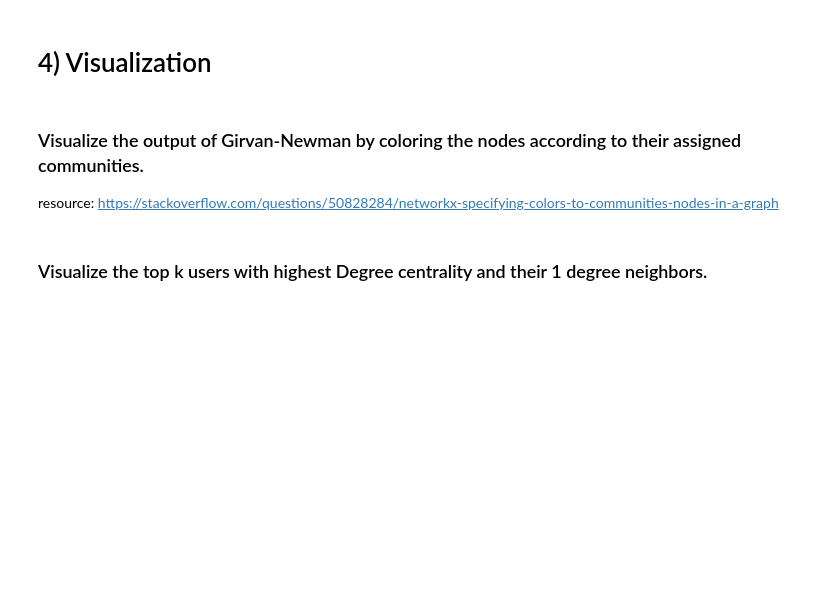
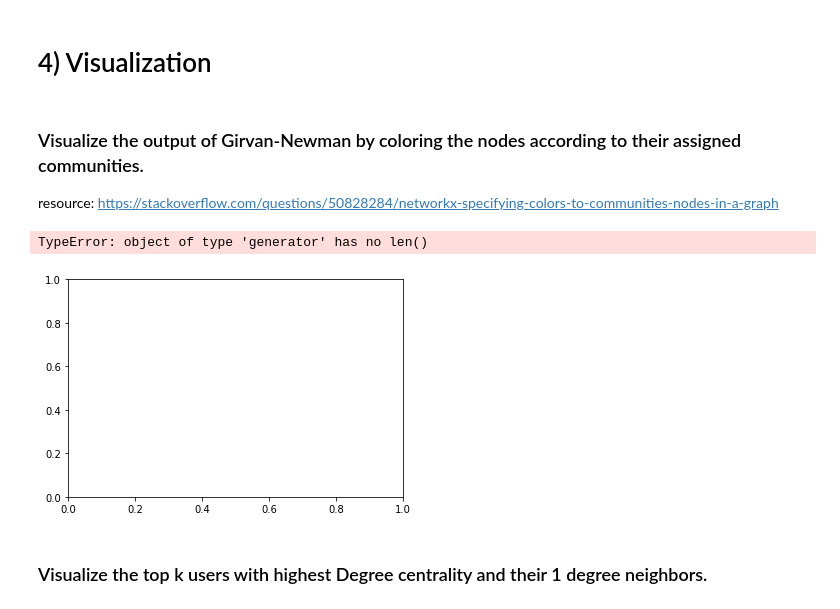
Before and after one commit to SocialMediaAnalytics2020/Project, a Jupyter notebook: Social Media Analytics Project.ipynb, the cells around one changed output. Drawn from its saved outputs; the diff is of its cells as text; code cells hidden in the pictures; blank space fills up the shorter version.

Commit message:
Begin Community Visualization

```diff
--- a/Social Media Analytics Project.ipynb
+++ b/Social Media Analytics Project.ipynb
@@ -625,6 +627,26 @@ Source code in python : https://igraph.org/python/doc/igraph-pysrc.html#Graph.co
 ### Visualize the output of Girvan-Newman by coloring the nodes according to their assigned communities.
 
 resource: https://stackoverflow.com/questions/50828284/networkx-specifying-colors-to-communities-nodes-in-a-graph
+# %%
+X = nx.karate_club_graph()
+newGraph = girvan_newman(X)
+
+color = ['b', 'r', 'g']
+i = 0
+pos = nx.spring_layout(newGraph)
+
+newGraphComps = nx.connected_components(newGraph)
+newGraphCompsList = nx.connected_components(newGraph)
+
+for newGraphComp in newGraphComps:
+    subGraph = fullG.subgraph(newGraphComp)
+    nx.draw_networkx_nodes(subGraph, pos, nodelist=newGraphComp[i], node_color=color[i])
+    i = i + 1
+    plt.show()
+    print(newGraphComp)
+# %% [output]
+TypeError: object of type 'generator' has no len()
+[figure, added]
 # %% [markdown]
 ### Visualize the top k users with highest Degree centrality and their 1 degree neighbors.
 # %%
```
Also changed, not shown: parts of 5 cells of this notebook.
